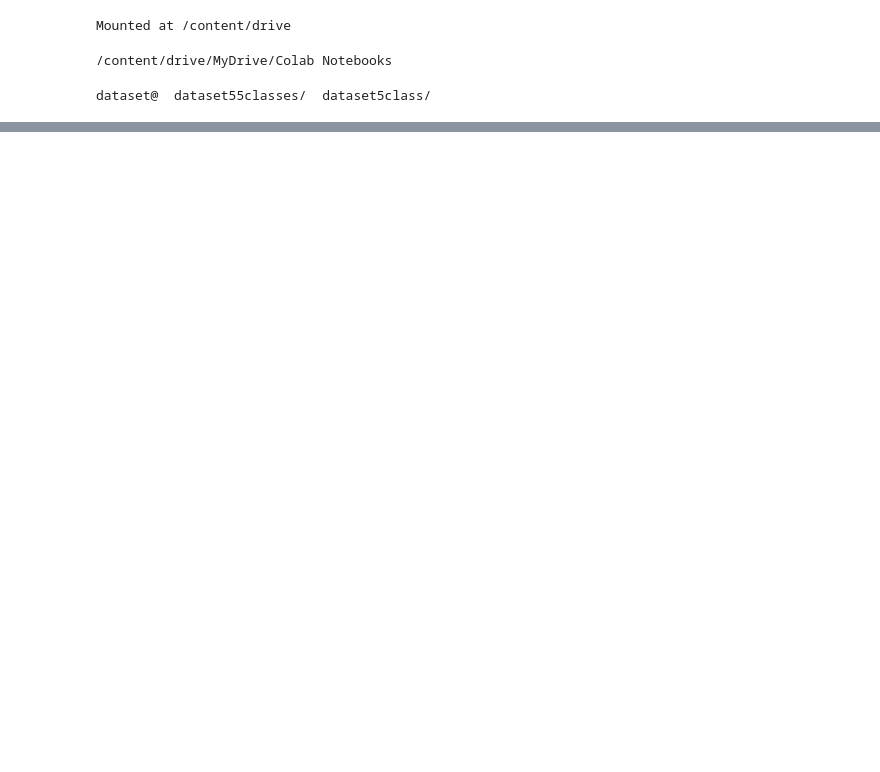
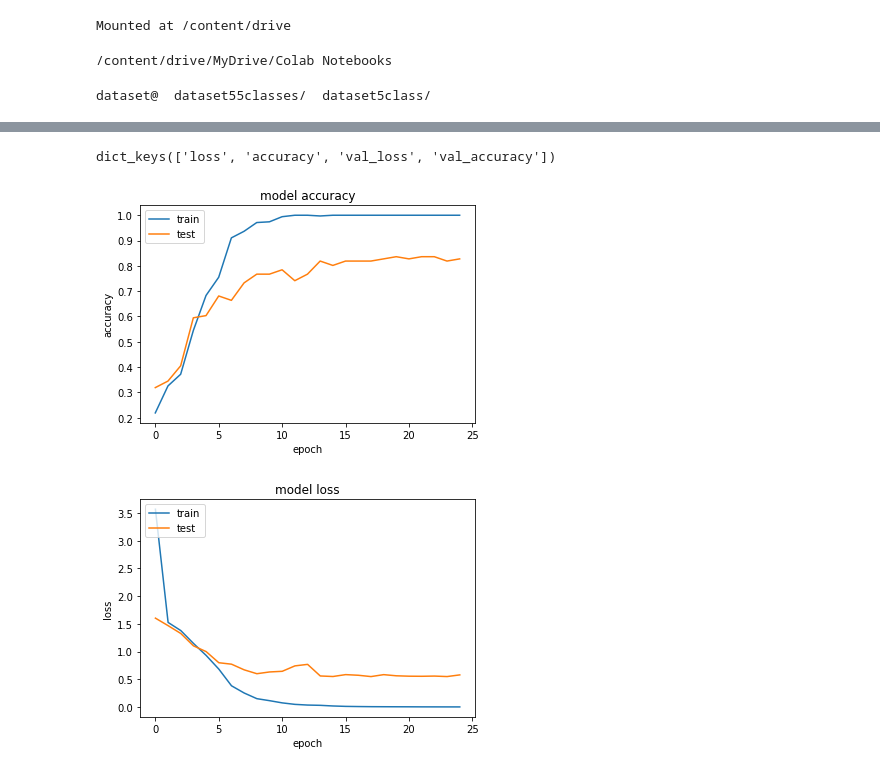
Before and after one commit to 1101148889/MyrepositoryPy, a Jupyter notebook: Assignment11Py.ipynb, the cells around one changed output, grey strips where cells are left out. Drawn from its saved outputs; the diff is of its cells as text; code cells hidden in the pictures; blank space fills up the shorter version.

```diff
--- a/Assignment11Py.ipynb
+++ b/Assignment11Py.ipynb
@@ -57,0 +74,16 @@ print(labels)
+# %%
+from keras.layers import Convolution2D, MaxPool2D
+from keras.models import Sequential
+from keras.layers.core import Flatten, Dense
+
+model1 = Sequential()
+model1.add(Convolution2D(8, (3,3), activation='relu', input_shape=(256,256,3)))
+model1.add(MaxPool2D(2,2))
+model1.add(Convolution2D(16, (3,3), activation='relu'))
+model1.add(MaxPool2D(2,2))
+#fully connected layer
+model1.add(Flatten())
+model1.add(Dense(100, activation='relu'))
+model1.add(Dense(5, activation='softmax'))
+
+model1.summary()
@@ -57,0 +108,5 @@ print(labels)
+# %%
+# train the model using the Adam optimizer
+print("[INFO] training network...")
+opt = Adam(lr=1e-3, decay=1e-3 / 50)
+model1.compile(loss="categorical_crossentropy", optimizer=opt, metrics=["accuracy"])
@@ -57,0 +115,2 @@ print(labels)
+# %%
+H = model1.fit(trainX, trainY, validation_data=(testX, testY), epochs=25, batch_size=32)
@@ -57,0 +135,24 @@ print(labels)
+# %%
+import matplotlib.pyplot as plt
+
+print(H.history.keys())
+# summarize history for accuracy
+plt.plot(H.history['accuracy'])
+plt.plot(H.history['val_accuracy'])
+plt.title('model accuracy')
+plt.ylabel('accuracy')
+plt.xlabel('epoch')
+plt.legend(['train', 'test'], loc='upper left')
+plt.show()
+# summarize history for loss
+plt.plot(H.history['loss'])
+plt.plot(H.history['val_loss'])
+plt.title('model loss')
+plt.ylabel('loss')
+plt.xlabel('epoch')
+plt.legend(['train', 'test'], loc='upper left')
+plt.show()
+# %% [output]
+dict_keys(['loss', 'accuracy', 'val_loss', 'val_accuracy'])
+[figure, added]
+[figure, added]
```
Also changed, not shown: parts of 17 cells of this notebook.
